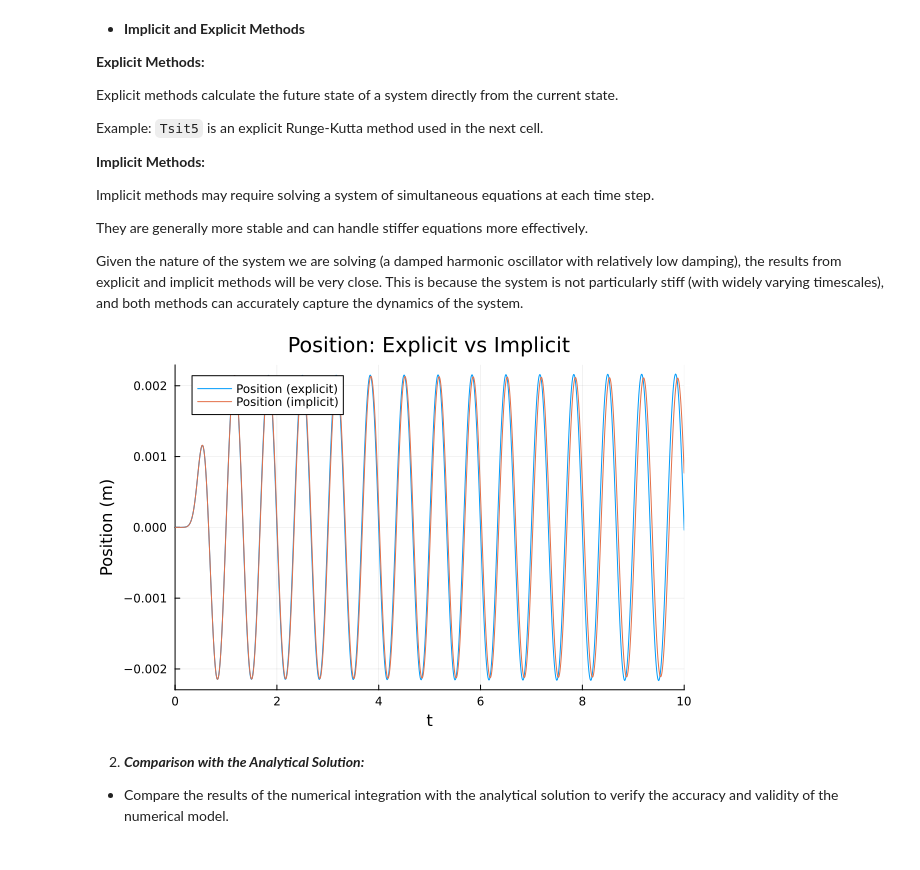
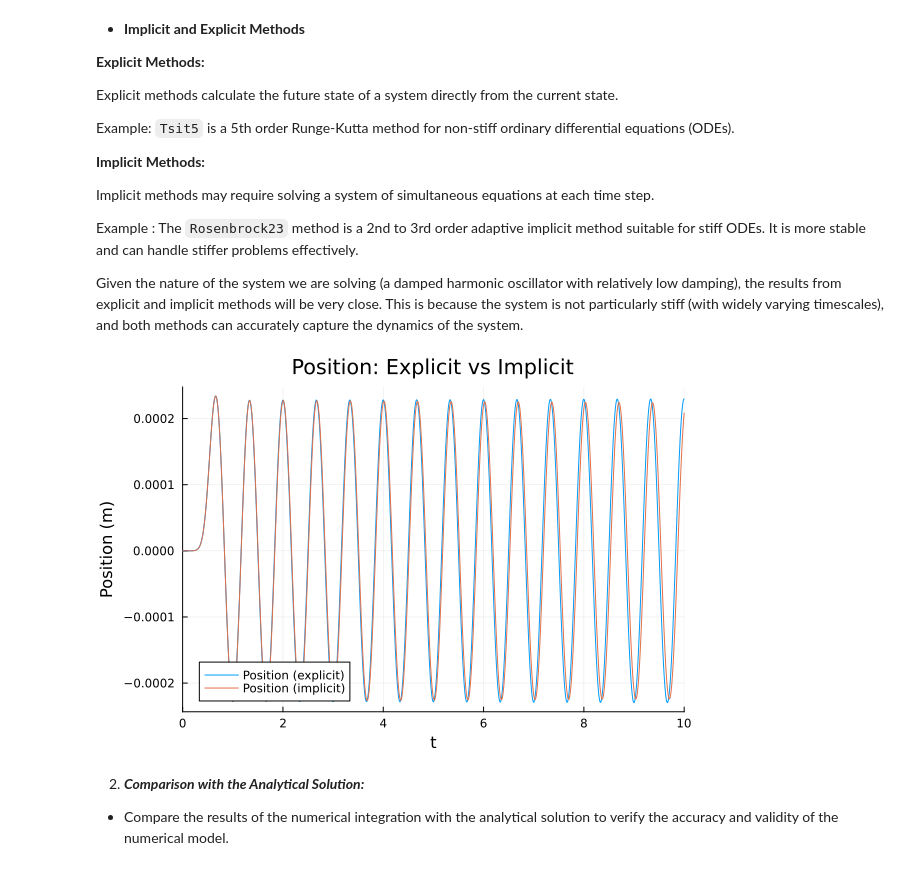
Before and after one commit to AnouchkaDESMETTRE/TU_Delft_Internship, a Jupyter notebook: Anouchka_TU_DELFT_Internship.ipynb, the cells around one changed output. Drawn from its saved outputs; the diff is of its cells as text; code cells hidden in the pictures.

```diff
--- a/Anouchka_TU_DELFT_Internship.ipynb
+++ b/Anouchka_TU_DELFT_Internship.ipynb
@@ -300,7 +302,7 @@ end
 
 # Define the system of equations
 function mass_spring_damper!(ddu, du, u, p, t)
-    ddu[1] = gaussian_pulse(t, t0, F0, sigma) / m - (gamma/m) * du[1] - (k/m) * u[1]
+    ddu[1] = (gaussian_pulse(t, t0, F0, sigma) - gamma * du[1] - k * u[1]) / m
 end
 
 # Initial conditions
@@ -312,4 +314,10 @@ tspan = (0.0, 10.0)           # Time span
 prob = SecondOrderODEProblem(mass_spring_damper!, v0, u0, tspan)
 
 # Solve the problem
-sol = solve(prob);
+sol = solve(prob)
+
+# Plot the solution for position
+p1 = plot(sol, idxs=2, label="Position", xlabel="Time (s)", ylabel="Position (m)", title="Position") # Here idxs = 2 is the position
+
+# Display the plot
+display(p1)
@@ -320,30 +366,30 @@ sol = solve(prob);
 
 Explicit methods calculate the future state of a system directly from the current state.
 
-Example: `Tsit5` is an explicit Runge-Kutta method used in the next cell.
+Example: `Tsit5` is a 5th order Runge-Kutta method for non-stiff ordinary differential equations (ODEs).
 
 **Implicit Methods:**
 
 Implicit methods may require solving a system of simultaneous equations at each time step.
 
-They are generally more stable and can handle stiffer equations more effectively.
+Example : The `Rosenbrock23` method is a 2nd to 3rd order adaptive implicit method suitable for stiff ODEs. It is more stable and can handle stiffer problems effectively.
 
 Given the nature of the system we are solving (a damped harmonic oscillator with relatively low damping), the results from explicit and implicit methods will be very close. This is because the system is not particularly stiff (with widely varying timescales), and both methods can accurately capture the dynamics of the system.
 # %%
 # Solve the problem using an explicit method (Tsit5)
 sol_explicit = solve(prob, Tsit5())
 
 # Solve the problem using an implicit method (Rosenbrock23)
 sol_implicit = solve(prob, Rosenbrock23())
 
 # Compare the explicit and implicit solutions for position
-p1 = plot(sol_explicit, idxs=1, label="Position (explicit)", xlabel="Time (s)", ylabel="Position (m)", title="Position: Explicit vs Implicit")
-plot!(p1, sol_implicit, idxs=1, label="Position (implicit)")
+p3 = plot(sol_explicit, idxs=2, label="Position (explicit)", xlabel="Time (s)", ylabel="Position (m)", title="Position: Explicit vs Implicit")
+plot!(p3, sol_implicit, idxs=2, label="Position (implicit)")
 
 # Display both plots in one figure
-display(p1)
+display(p3)
 # %% [output]
-[figure, old version]
+[figure, new version]
 # %% [markdown]
 2. ***Comparison with the Analytical Solution:***
 - Compare the results of the numerical integration with the analytical solution to verify the accuracy and validity of the numerical model.
```
Also changed, not shown: parts of 12 cells of this notebook.
